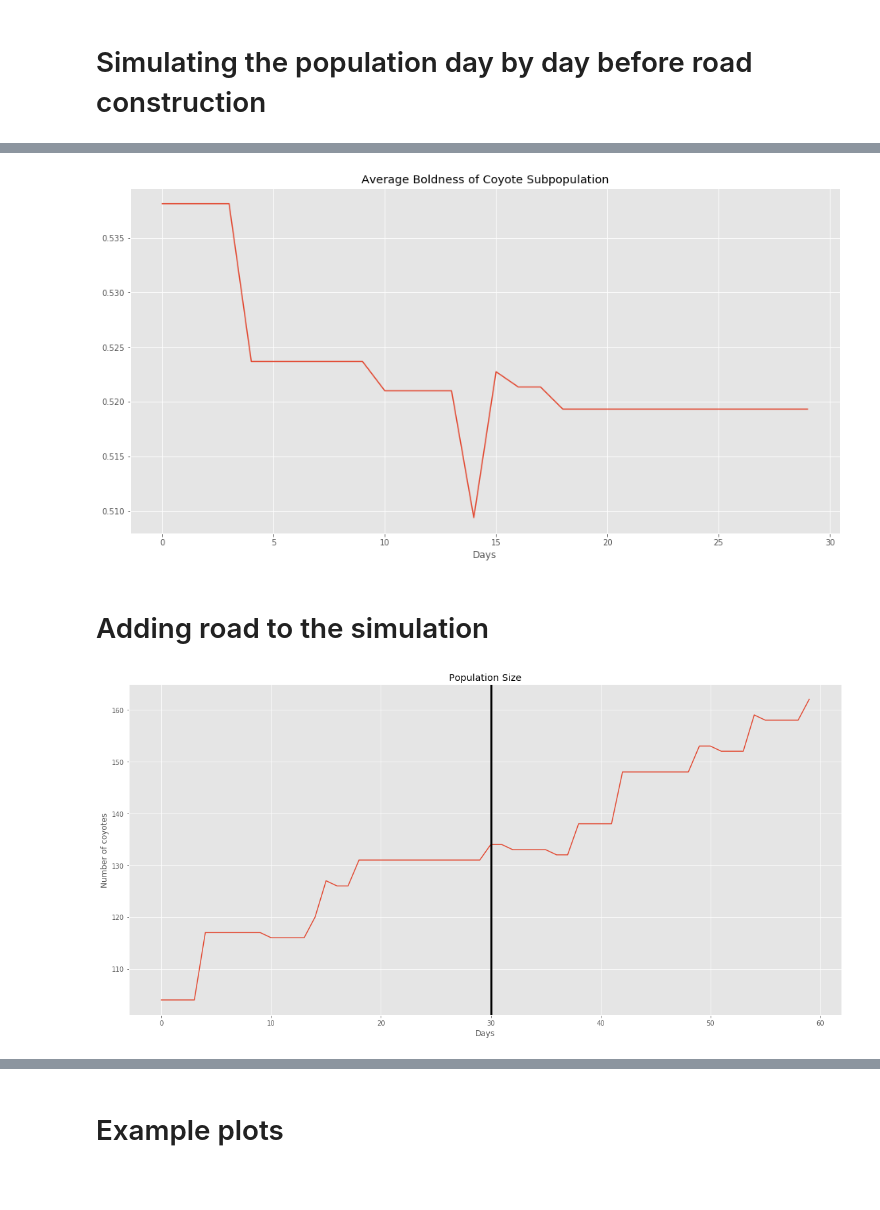
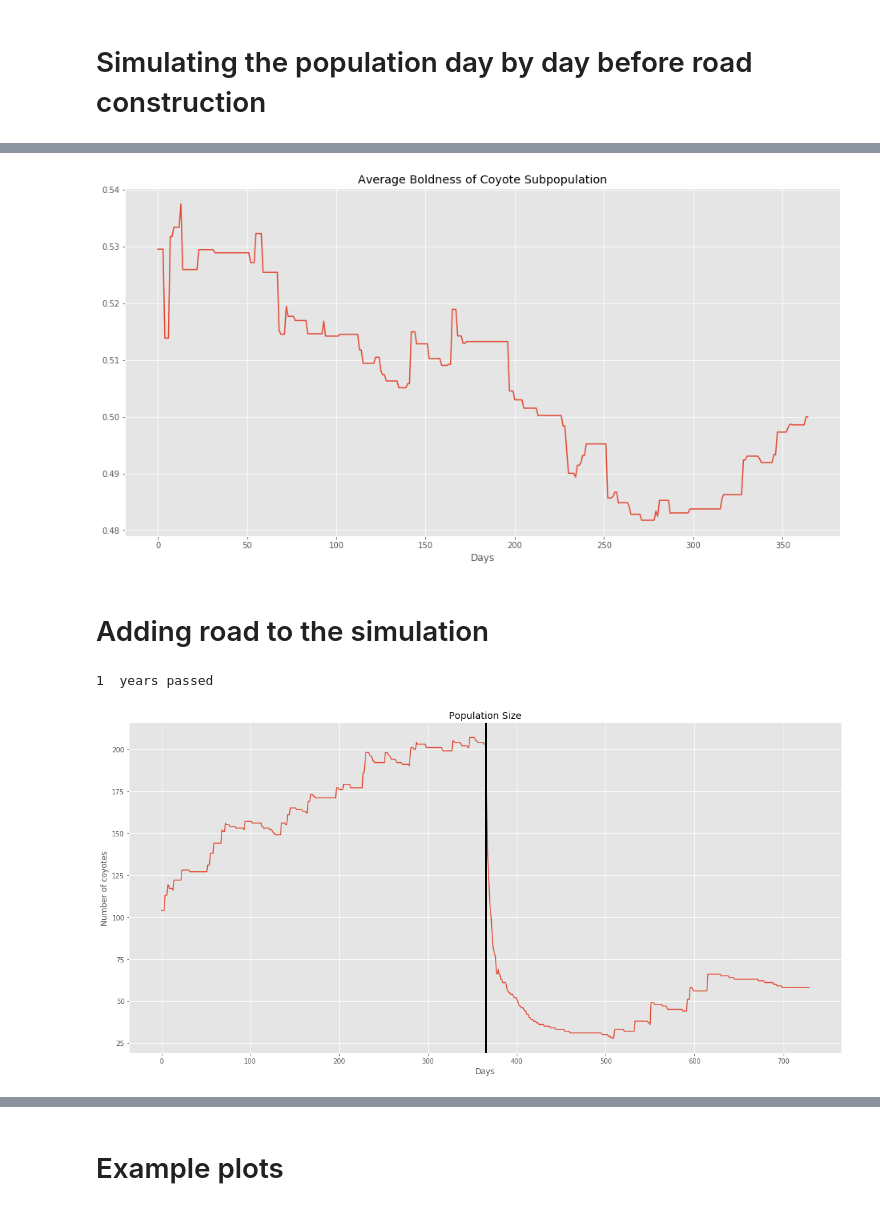
Before and after one commit to sanchestm/coyote-sim, a Jupyter notebook: spatial model - IAM - stochastic.ipynb, the cells around one changed output, grey strips where cells are left out. Cells and saved outputs as stored; diff of their text form; code cells hidden in the pictures; blank space fills up the shorter version.

```diff
--- a/spatial model - IAM - stochastic.ipynb
+++ b/spatial model - IAM - stochastic.ipynb
@@ -24,8 +25,8 @@ from skimage.exposure import adjust_gamma
 # %% [markdown]
 # setting up number of microsats and number of alleles per microsat
 # %%
-NMICROSATS = 5
-NALLELEPERMICROSAT = 3
+NMICROSATS = 7
+NALLELEPERMICROSAT = 5
 topology = ski.img_as_float(rgb2gray(misc.imread("roads/noroad.png")))
 topology.shape
 # %% [output]
@@ -86,8 +87,6 @@ def coyote_puppy(momma, poppa, N):
 # %% [markdown]
 # Generate initial population
 # %%
-NMICROSATS = 5
-NALLELEPERMICROSAT = 3
 
 population = pd.concat([population, generate_random_coyote(100)])
 
@@ -321,7 +340,8 @@ avg_age_list = []
 temporal_heterozigosity = []
 avg_boldness_list = []
 temporal_FST = []
-equalization = 30
+temporal_expected_FST = []
+equalization = 365
 system('rm -f images_for_video/*.png')
 # %% [output]
 0
@@ -339,6 +359,7 @@ for i in range(equalization):
     avg_boldness_list += [population['Boldness'].mean()]
     temporal_heterozigosity += [AllHeterozigosity(population)]
     temporal_FST += [FST()]
+    temporal_expected_FST += [Expected_FST()]
     if i % 30 == 0:
         plot_on_map2()
         plt.title("DAY " + str(i))
@@ -392,7 +416,7 @@ plt.title('Average Boldness of Coyote Subpopulation')
 plt.xlabel('Days')
 plt.show()
 # %% [output]
-[figure, old version]
+[figure, new version]
 # %% [markdown]
 # Adding road to the simulation
 # %%
@@ -400,29 +424,31 @@ topology = ski.img_as_float(rgb2gray(misc.imread("roads/simplest(1px10m)2.png"))
 # %%
 %%time
 
 temporal_FST = temporal_FST.tolist()
-for i in range(30):
-    if (i +1) % 365 == 0: print("1 of a year passed")
+for i in range(365):
+    if (i +1) % 365 == 0: print(str(int((i+1)/365)) +"  years passed")
     a += [population.shape[0]]
     if population.shape[0] <=5 : break
     avg_age_list += [population['Age'].mean()]
     avg_boldness_list += [population['Boldness'].mean()]
     temporal_heterozigosity += [AllHeterozigosity(population)]
+    temporal_expected_FST += [Expected_FST()]
     temporal_FST += [FST()]
     if i % 30 == 0:
         plot_on_map2()
         plt.title("DAY " + str(i+ equalization))
         plt.savefig('images_for_video/map'+str(i+ equalization).zfill(5))
         plt.tight_layout()
         plt.close()
     Aday()
 
 plt.plot(a)
 plt.ylabel('Number of coyotes')
 plt.xlabel('Days')
 plt.axvline(equalization, color='black', linewidth = 3)
 plt.title('Population Size')
 plt.tight_layout()
 plt.show()
 # %% [output]
+1  years passed
-[figure, old version]
+[figure, new version]
```
Also changed, not shown: parts of 28 cells of this notebook, 35 other files.
